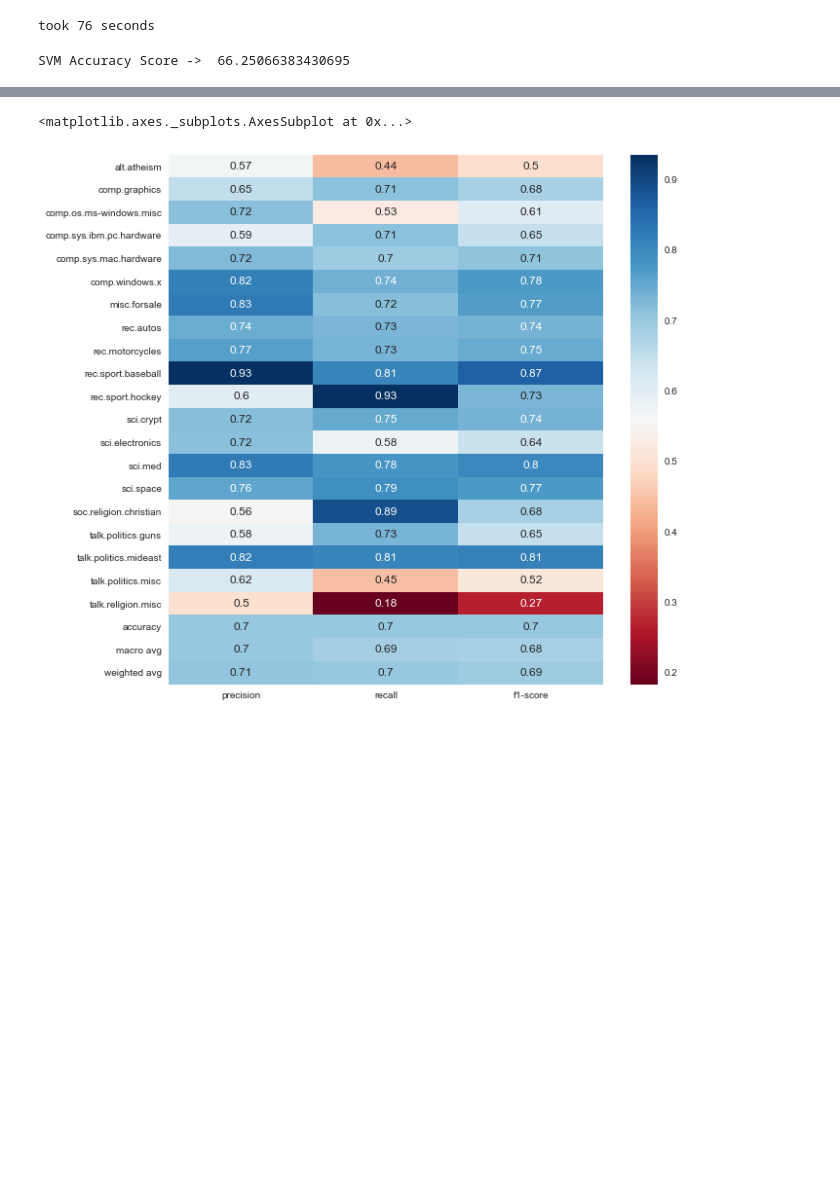
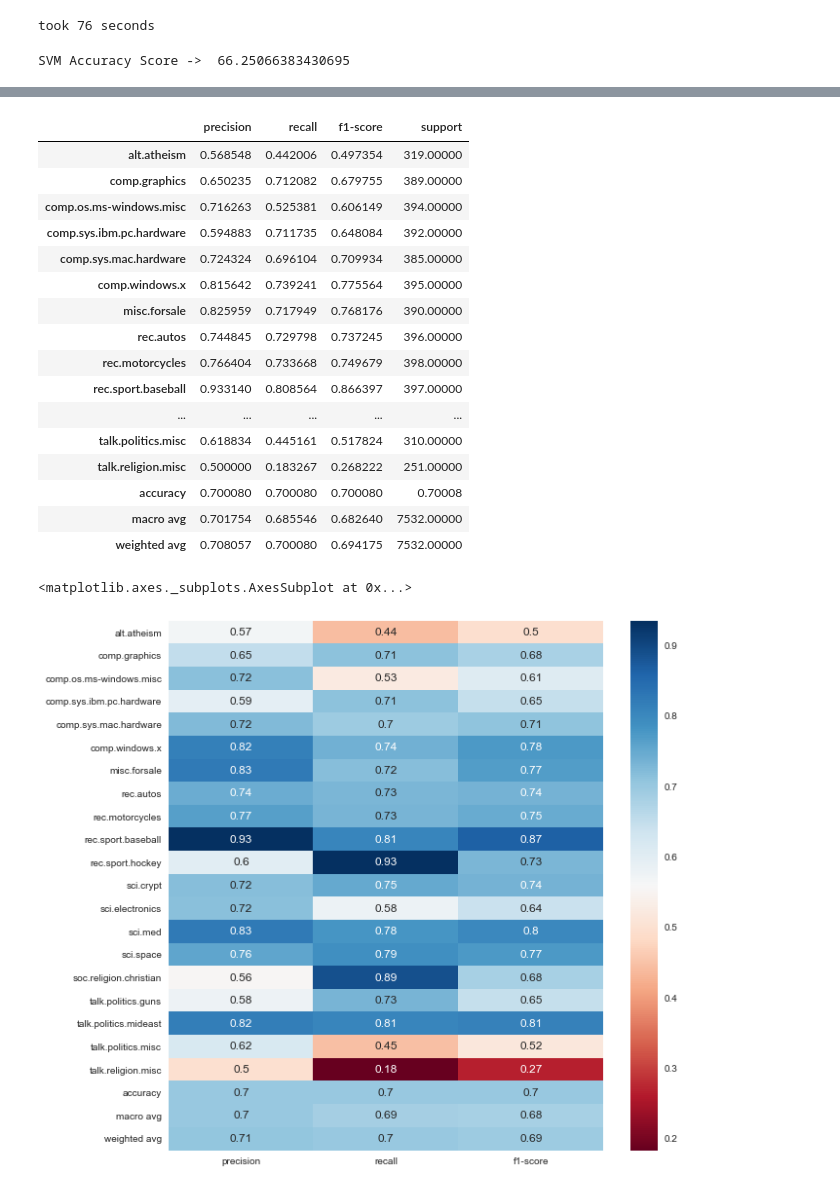
Before and after one commit to Benjamin-Siebold/MSDS-682-Text-Analytics, a Jupyter notebook: Week-4/Text Classification.ipynb, the cells around one changed output, grey strips where cells are left out. Cells and saved outputs as stored; diff of their text form; code cells hidden in the pictures; blank space fills up the shorter version.

```diff
--- a/Week-4/Text Classification.ipynb
+++ b/Week-4/Text Classification.ipynb
@@ -51,0 +57,3 @@ test_feats.todense().shape
+# %%
+model = MultinomialNB()
+model.fit(train_feats, train_labels)
@@ -97,6 +119,26 @@ d = {'targets':t1, 'target_names':t2}
 target_names_map = pd.DataFrame(d)
 # %%
 class_report = classification_report(test_labels, pred, target_names=target_names_map['target_names'], output_dict=True)
+# %%
+pd.DataFrame(class_report).transpose()
+# %% [output]
+|  | precision | recall | f1-score | support |
+| alt.atheism | 0.568548 | 0.442006 | 0.497354 | 319.00000 |
+| comp.graphics | 0.650235 | 0.712082 | 0.679755 | 389.00000 |
+| comp.os.ms-windows.misc | 0.716263 | 0.525381 | 0.606149 | 394.00000 |
+| comp.sys.ibm.pc.hardware | 0.594883 | 0.711735 | 0.648084 | 392.00000 |
+| comp.sys.mac.hardware | 0.724324 | 0.696104 | 0.709934 | 385.00000 |
+| comp.windows.x | 0.815642 | 0.739241 | 0.775564 | 395.00000 |
+| misc.forsale | 0.825959 | 0.717949 | 0.768176 | 390.00000 |
+| rec.autos | 0.744845 | 0.729798 | 0.737245 | 396.00000 |
+| rec.motorcycles | 0.766404 | 0.733668 | 0.749679 | 398.00000 |
+| rec.sport.baseball | 0.933140 | 0.808564 | 0.866397 | 397.00000 |
+| ... | ... | ... | ... | ... |
+| talk.politics.misc | 0.618834 | 0.445161 | 0.517824 | 310.00000 |
+| talk.religion.misc | 0.500000 | 0.183267 | 0.268222 | 251.00000 |
+| accuracy | 0.700080 | 0.700080 | 0.700080 | 0.70008 |
+| macro avg | 0.701754 | 0.685546 | 0.682640 | 7532.00000 |
+| weighted avg | 0.708057 | 0.700080 | 0.694175 | 7532.00000 |
 # %%
 fig, ax = plt.subplots(figsize=(10,10))
 sns.heatmap(pd.DataFrame(class_report).iloc[:-1, :].T, annot=True, ax=ax, cmap = 'RdBu')
```
Also changed, not shown: parts of 20 cells of this notebook, 3 other files.
